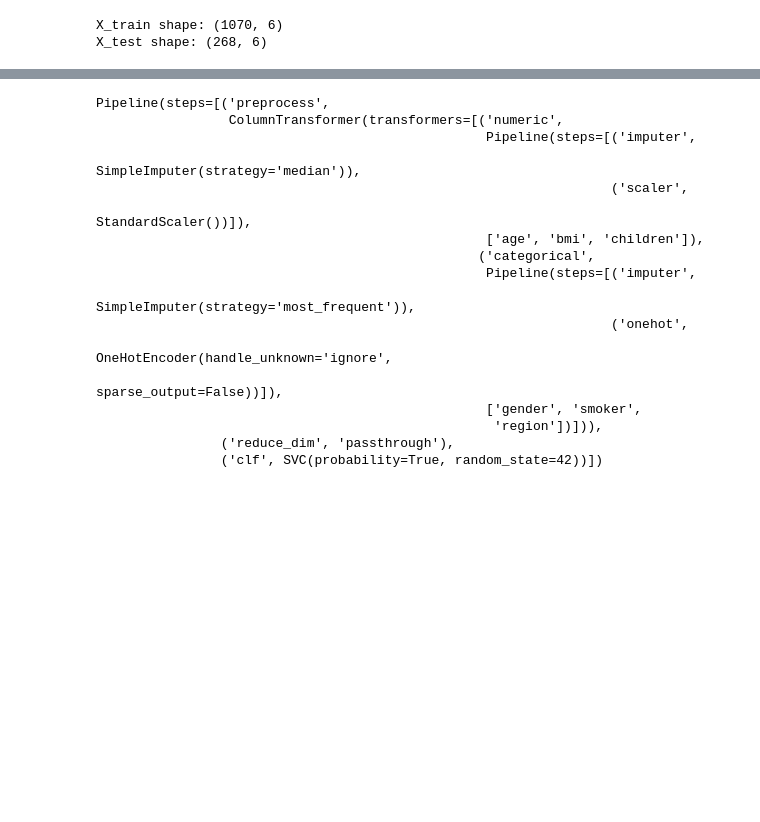
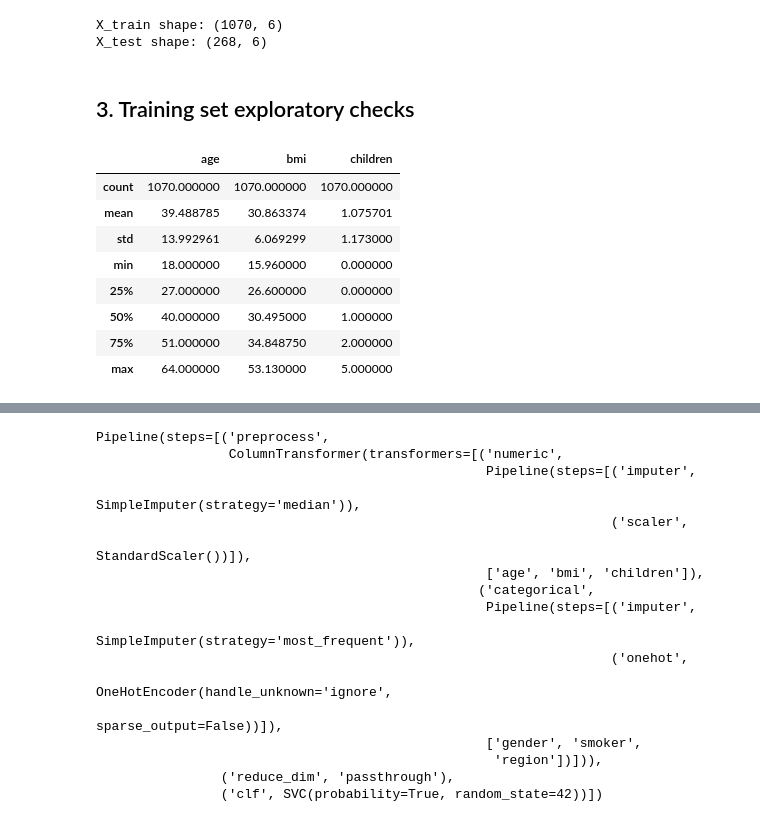
Before and after one commit to keithhamilton1/CS5062---DATA-ANALYTICS, a Jupyter notebook: etivity3_classification.ipynb, the cells around one changed output, grey strips where cells are left out. Cells and saved outputs as stored; diff of their text form; code cells hidden in the pictures; blank space fills up the shorter version.

```diff
--- a/etivity3_classification.ipynb
+++ b/etivity3_classification.ipynb
@@ -202,3 +207,17 @@ print("X_test shape:", X_test.shape)
 # %% [output]
 X_train shape: (1070, 6)
 X_test shape: (268, 6)
+# %% [markdown]
+## 3. Training set exploratory checks
+# %%
+train_df[["age", "bmi", "children"]].describe()
+# %% [output]
+|  | age | bmi | children |
+| count | 1070.000000 | 1070.000000 | 1070.000000 |
+| mean | 39.488785 | 30.863374 | 1.075701 |
+| std | 13.992961 | 6.069299 | 1.173000 |
+| min | 18.000000 | 15.960000 | 0.000000 |
+| 25% | 27.000000 | 26.600000 | 0.000000 |
+| 50% | 40.000000 | 30.495000 | 1.000000 |
+| 75% | 51.000000 | 34.848750 | 2.000000 |
+| max | 64.000000 | 53.130000 | 5.000000 |
```
Also changed, not shown: parts of 23 cells of this notebook, 1 other file.
